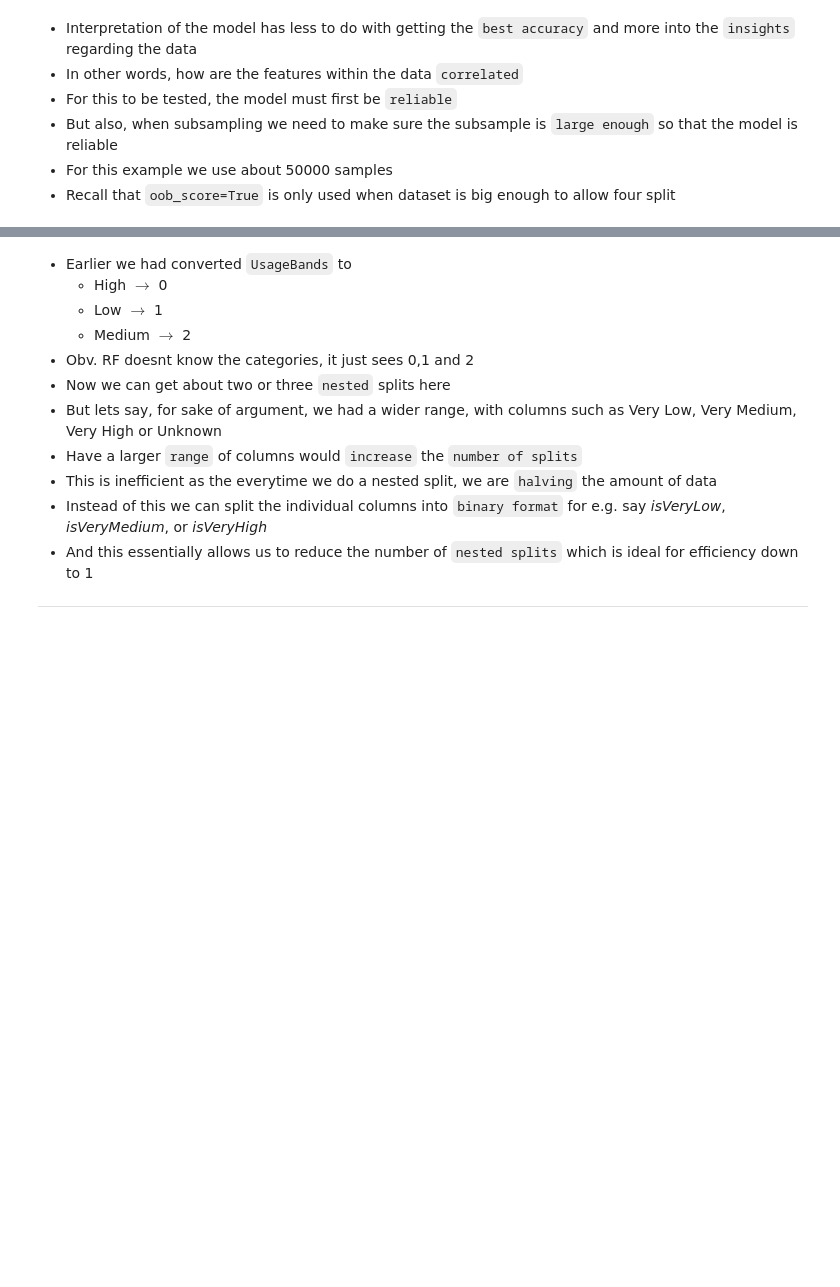
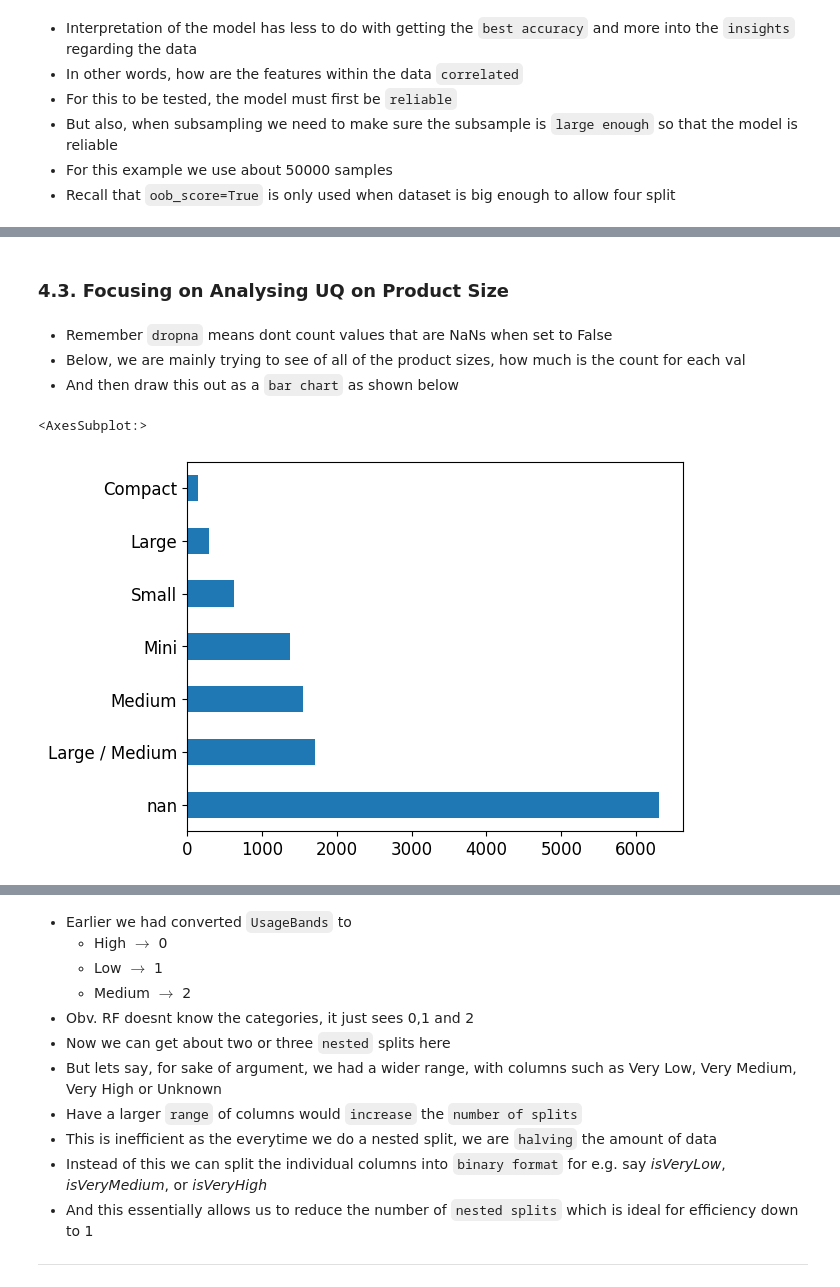
Before and after one commit to mahedjaved/PythonDSBookNotes, a Jupyter notebook: data_science/04_rfInterpretation.ipynb, the cells around one changed output, grey strips where cells are left out. Saved outputs shown, nothing was run; the diff lists cells and outputs as text; code cells hidden in the pictures; blank space fills up the shorter version.

```diff
--- a/data_science/04_rfInterpretation.ipynb
+++ b/data_science/04_rfInterpretation.ipynb
@@ -189,0 +283,11 @@ RandomForestRegressor(max_features=0.5, min_samples_leaf=3, n_estimators=40,
+# %% [markdown]
+### 4.3. Focusing on Analysing UQ on Product Size
+# %% [markdown]
+* Remember `dropna` means dont count values that are NaNs when set to False
+* Below, we are mainly trying to see of all of the product sizes, how much is the count for each val
+* And then draw this out as a `bar chart` as shown below
+# %%
+validation.ProductSize.value_counts(dropna=False).plot.barh()
+# %% [output]
+<AxesSubplot:>
+[figure, added]
```
Also changed, not shown: parts of 31 cells of this notebook.
